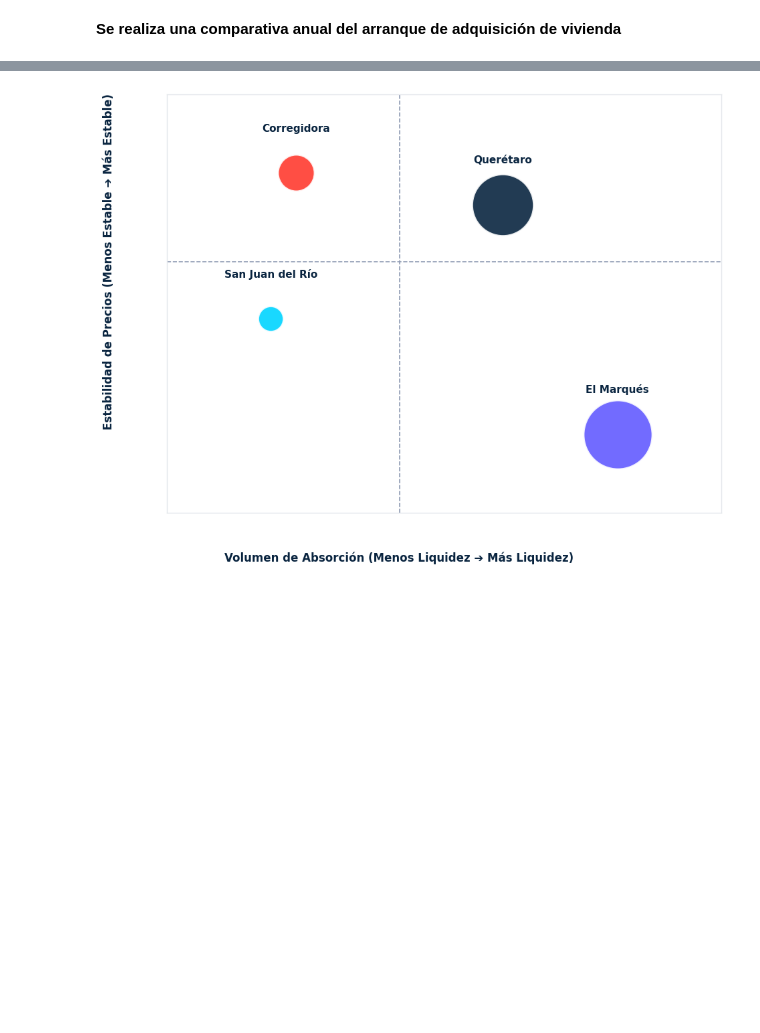
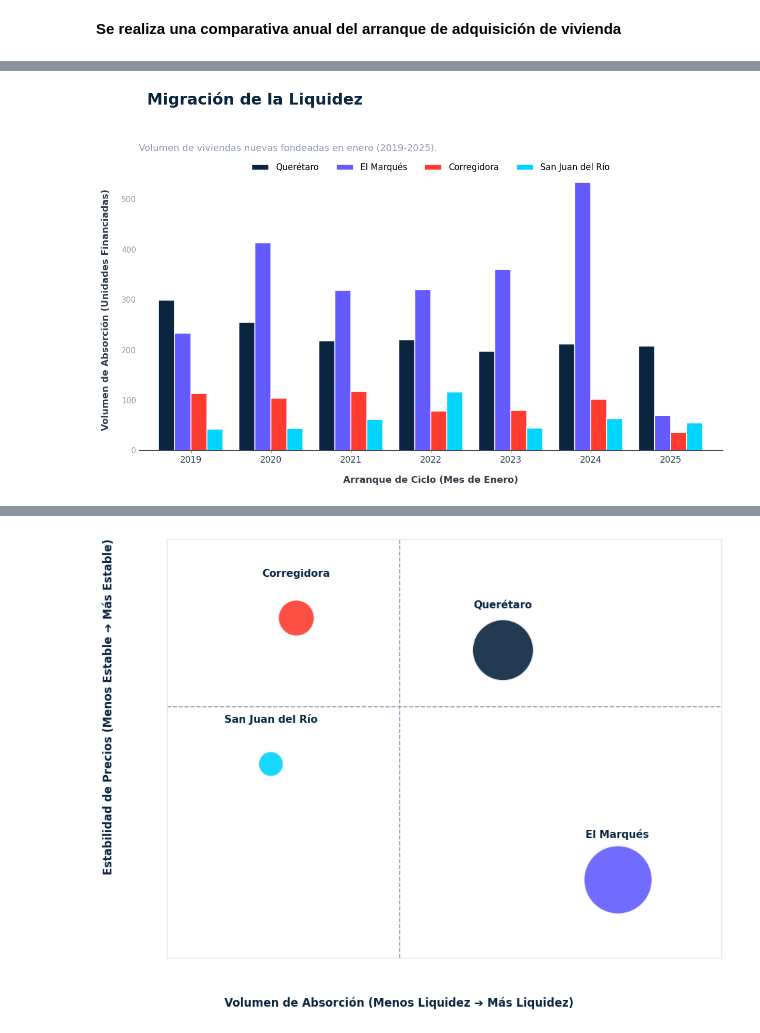
Before and after one commit to djcd171117/TERMINAL-III, a Jupyter notebook: Evaluación 1/Evaluacion 1_Terminal de Economia.ipynb, the cells around one changed output, grey strips where cells are left out. Cells and saved outputs as stored; diff of their text form; code cells hidden in the pictures; blank space fills up the shorter version.

```diff
--- a/Evaluación 1/Evaluacion 1_Terminal de Economia.ipynb
+++ b/Evaluación 1/Evaluacion 1_Terminal de Economia.ipynb
@@ -450 +325,55 @@ plt.show()
+# %%
+# ==============================================================================
+# ANÁLISIS DE ABSORCIÓN: COMPARATIVA DE ENEROS (ARRANQUE DE CICLO)
+# ==============================================================================
+
+# Filtro estacional sobre la base de Querétaro
+df_eneros = df_qro[df_qro['mes'] == 1].copy()
+
+# Agrupación de Volumen
+historico_vol = df_eneros[df_eneros['cve_mun'].isin(foco_codes)].groupby(['año_analisis', 'cve_mun']).agg(
+    volumen_casas=('acciones', 'sum')
+).reset_index()
+
+historico_vol['municipio_nombre'] = historico_vol['cve_mun'].map(mapa_nombres)
+
+# Transformación para barras agrupadas
+df_pivot = historico_vol.pivot(index='año_analisis', columns='municipio_nombre', values='volumen_casas').fillna(0)
+orden = ['Querétaro', 'El Marqués', 'Corregidora', 'San Juan del Río']
+df_pivot = df_pivot[orden]
+
+# ==============================================================================
+# VISUALIZACIÓN DE BARRAS
+# ==============================================================================
+colores_lista = [paleta_jerarquia[m] for m in orden]
+
+plt.rcParams['font.family'] = 'sans-serif'
+fig, ax = plt.subplots(figsize=(13, 8), facecolor='white')
+ax.set_facecolor('white')
+ax.grid(axis='y', color='#E4E7EB', linestyle='--', linewidth=0.7, zorder=0)
+
+# Graficado
+df_pivot.plot(kind='bar', color=colores_lista, ax=ax, width=0.8, zorder=3, edgecolor='white', linewidth=1.2)
+
+# Estética de ejes
+for spine in ['top', 'right', 'left']:
+    ax.spines[spine].set_visible(False)
+ax.spines['bottom'].set_color('#333F4B')
+
+ax.tick_params(axis='y', length=0, labelsize=11, colors='#8F9BB3')
+ax.tick_params(axis='x', rotation=0, labelsize=12, colors='#333F4B')
+
+ax.set_xlabel("Arranque de Ciclo (Mes de Enero)", fontsize=13, fontweight='bold', color='#333F4B', labelpad=15)
+ax.set_ylabel("Volumen de Absorción (Unidades Financiadas)", fontsize=13, fontweight='bold', color='#333F4B', labelpad=15)
+
+# Títulos y Leyenda
+plt.suptitle('Migración de la Liquidez', fontsize=22, fontweight='bold', color='#0A2540', x=0.08, ha='left', y=0.97)
+plt.title('Volumen de viviendas nuevas fondeadas en enero (2019-2025).', fontsize=13, color='#8F9BB3', loc='left', pad=25)
+plt.legend(frameon=False, loc='upper center', fontsize=12, bbox_to_anchor=(0.5, 1.05), ncol=4)
+
+plt.tight_layout(rect=[0, 0, 0.95, 0.92])
+plt.savefig('volumen_absorcion_barras.png', dpi=300, bbox_inches='tight')
+plt.show()
+# %% [output]
+[figure, added]
 # %%
```
Also changed, not shown: parts of 11 cells of this notebook.
